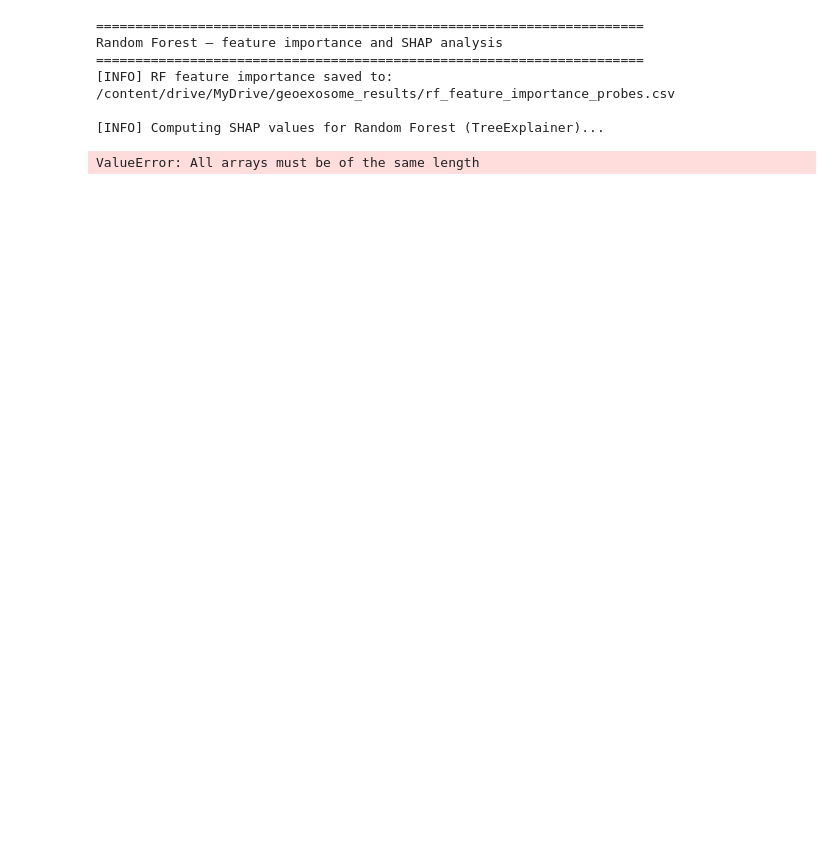
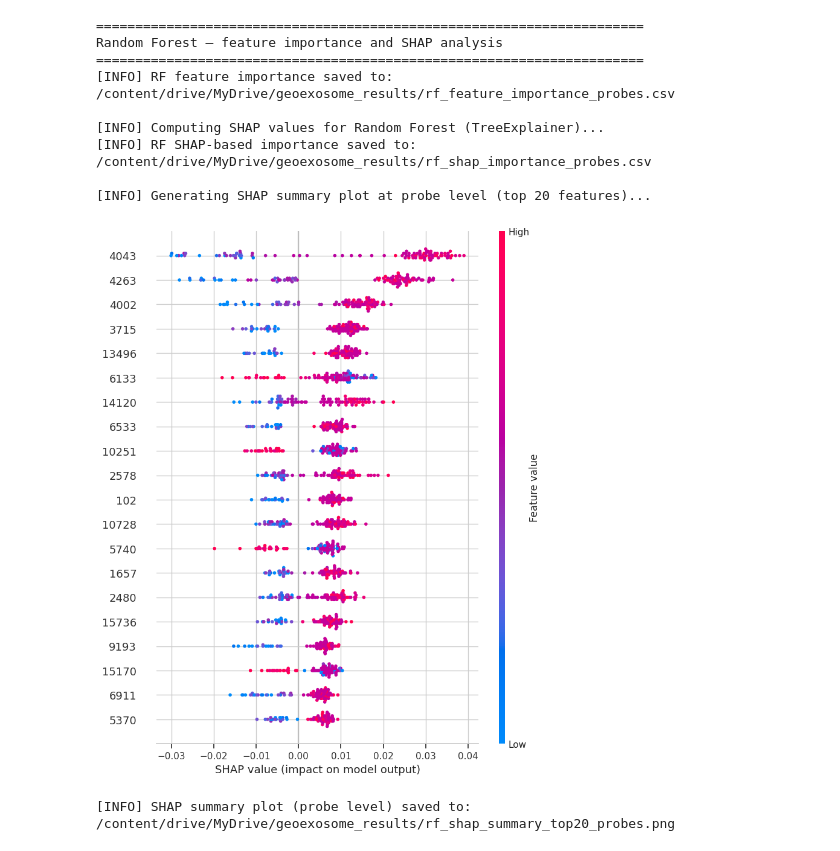
Before and after one commit to Jay99Sohn/GEOexosome, a Jupyter notebook: GEOexosome.ipynb, the cells around one changed output. Cells and saved outputs as stored; diff of their text form; code cells hidden in the pictures; blank space fills up the shorter version.

```diff
--- a/GEOexosome.ipynb
+++ b/GEOexosome.ipynb
@@ -728,11 +870,21 @@ print("\n" + "=" * 70)
 print("Random Forest – feature importance and SHAP analysis")
 print("=" * 70)
 
+import shap
+import matplotlib.pyplot as plt
+
+# -------------------------------------------------------------------
+# 1) Ensure RandomForest results exist
+# -------------------------------------------------------------------
 if "RandomForest" not in results:
     raise ValueError("RandomForest results are not available in 'results'.")
 
 rf_params = results["RandomForest"]["best_params"]
 
+# -------------------------------------------------------------------
+# 2) Rebuild RandomForest pipeline with best parameters
+#    (Pipeline: SMOTE + RF)
+# -------------------------------------------------------------------
 rf_best = ImbPipeline([
     ("smote", SMOTE(random_state=SEED, k_neighbors=2)),
     ("clf", RandomForestClassifier(
@@ -741,21 +893,24 @@ rf_best = ImbPipeline([
         class_weight="balanced_subsample",
         n_estimators=rf_params["clf__n_estimators"],
         max_depth=rf_params["clf__max_depth"],
-        max_features=rf_params["clf__max_features"],
+        max_features=rf_params["clf__max_features"]
     ))
 ])
 
 rf_best.fit(X, y)
 rf_clf = rf_best.named_steps["clf"]
 
+# -------------------------------------------------------------------
+# 3) RandomForest feature importance
+# -------------------------------------------------------------------
+rf_importances = rf_clf.feature_importances_
 
-# 1) Probe-level feature importance from RF
-rf_importances = rf_clf.feature_importances_
 fi_df = pd.DataFrame({
     "ProbeID": feature_cols,
     "RF_Importance": rf_importances
 }).sort_values("RF_Importance", ascending=False)
 
+# Merge with probe→miRNA mapping (optional)
 if mapping_df is not None:
     fi_df = fi_df.merge(mapping_df, on="ProbeID", how="left")
 
@@ -763,58 +918,71 @@ fi_path = os.path.join(base_save_path, "rf_feature_importance_probes.csv")
 fi_df.to_csv(fi_path, index=False)
 print(f"[INFO] RF feature importance saved to: {fi_path}")
 
-# 2) SHAP values for RF
+# -------------------------------------------------------------------
+# 4) SHAP value computation (TreeExplainer)
+# -------------------------------------------------------------------
 print("\n[INFO] Computing SHAP values for Random Forest (TreeExplainer)...")
 
-# RF pipeline does not include a scaler, so X is used directly
-X_rf_input = X.copy()
+explainer = shap.TreeExplainer(rf_clf)
 
-explainer = shap.TreeExplainer(rf_clf)
-shap_values = explainer.shap_values(X_rf_input)
+# SHAP returns (n_samples, n_features, n_classes)
+shap_arr = explainer.shap_values(X)
 
-# Find positive class index (should be 1)
-pos_class_index = list(rf_clf.classes_).index(1)
-shap_values_crc = shap_values[pos_class_index]
+# Extract SHAP values for positive class (CRC = class 1)
+# shap_arr shape: (99, 1000, 2)
+shap_class1 = shap_arr[:, :, 1]     # shape: (n_samples, n_features)
 
+# Compute mean(|SHAP|) across samples → 1D vector (n_features,)
+shap_importance_vector = np.abs(shap_class1).mean(axis=0)
 
-shap_importance = np.abs(shap_values_crc).mean(axis=0)
-
+# -------------------------------------------------------------------
+# 5) Build SHAP importance DataFrame
+# -------------------------------------------------------------------
 shap_df = pd.DataFrame({
     "ProbeID": feature_cols,
-    "SHAP_Importance": shap_importance
+    "SHAP_Importance": shap_importance_vector
 }).sort_values("SHAP_Importance", ascending=False)
 
+# Merge with miRNA annotation
 if mapping_df is not None:
     shap_df = shap_df.merge(mapping_df, on="ProbeID", how="left")
 
 shap_path = os.path.join(base_save_path, "rf_shap_importance_probes.csv")
 shap_df.to_csv(shap_path, index=False)
 print(f"[INFO] RF SHAP-based importance saved to: {shap_path}")
 
-# 3) SHAP summary plot at probe level (top 20 features)
+# -------------------------------------------------------------------
+# 6) SHAP summary plot (Top 20)
+# -------------------------------------------------------------------
 print("\n[INFO] Generating SHAP summary plot at probe level (top 20 features)...")
 
+plt.figure(figsize=(10, 6))
 shap.summary_plot(
-    shap_values_crc,
-    X_rf_input,
+    shap_class1,
+    X,
     feature_names=feature_cols,
     max_display=20,
     show=False
 )
 
 plt.tight_layout()
 summary_path = os.path.join(base_save_path, "rf_shap_summary_top20_probes.png")
 plt.savefig(summary_path, dpi=300, bbox_inches="tight")
 plt.show()
+
 print(f"[INFO] SHAP summary plot (probe level) saved to: {summary_path}")
 # %% [output]
 ======================================================================
 Random Forest – feature importance and SHAP analysis
 ======================================================================
 [INFO] RF feature importance saved to: /content/drive/MyDrive/geoexosome_results/rf_feature_importance_probes.csv
 
 [INFO] Computing SHAP values for Random Forest (TreeExplainer)...
+[INFO] RF SHAP-based importance saved to: /content/drive/MyDrive/geoexosome_results/rf_shap_importance_probes.csv
+
+[INFO] Generating SHAP summary plot at probe level (top 20 features)...
+[figure, added]
-ValueError: All arrays must be of the same length
+[INFO] SHAP summary plot (probe level) saved to: /content/drive/MyDrive/geoexosome_results/rf_shap_summary_top20_probes.png
 # %%
 # Cell 8 :
 # Aggregate RF and SHAP importance at the miRNA level and visualize top miRNAs.
```
Also changed, not shown: parts of 10 cells of this notebook.
